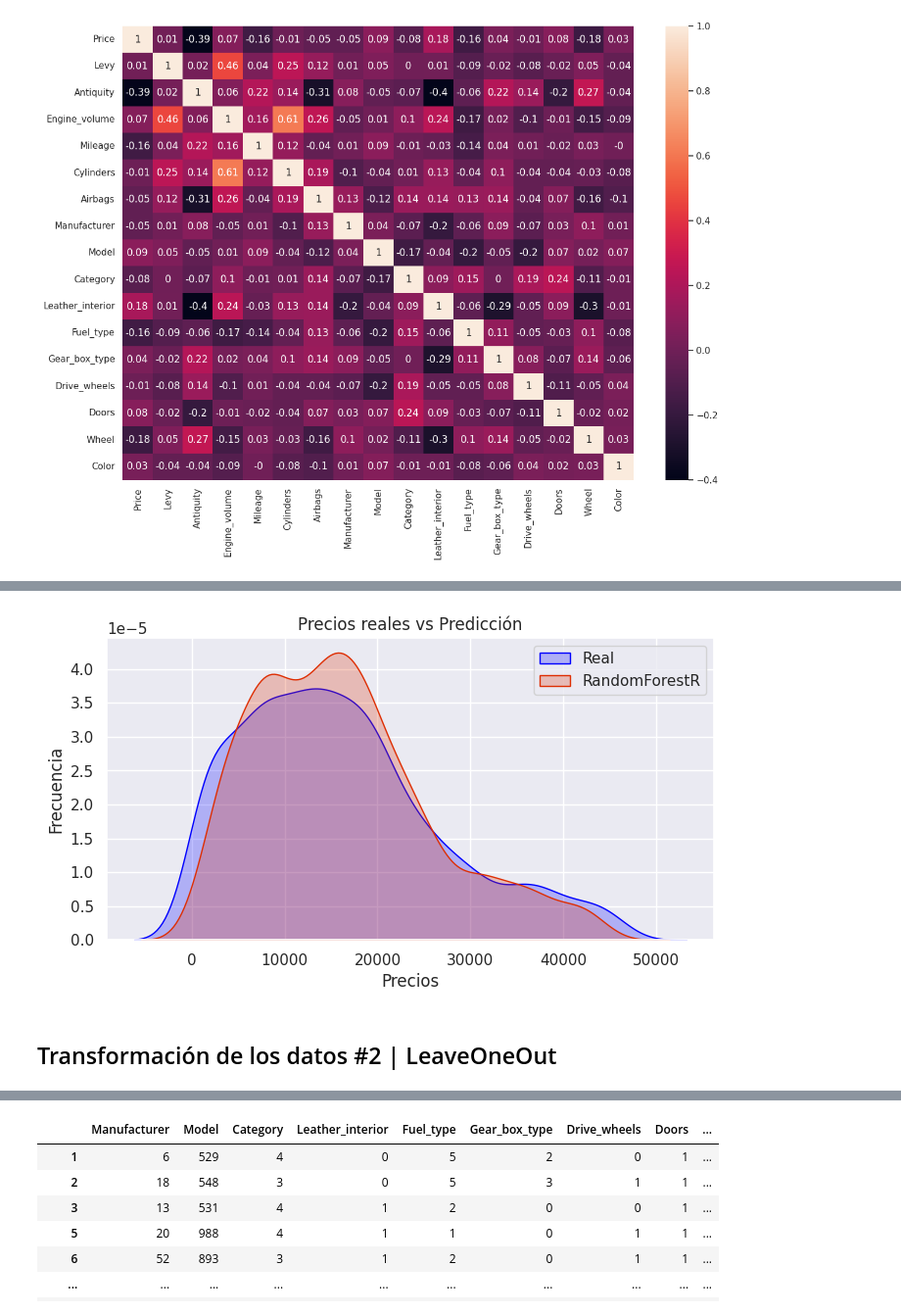
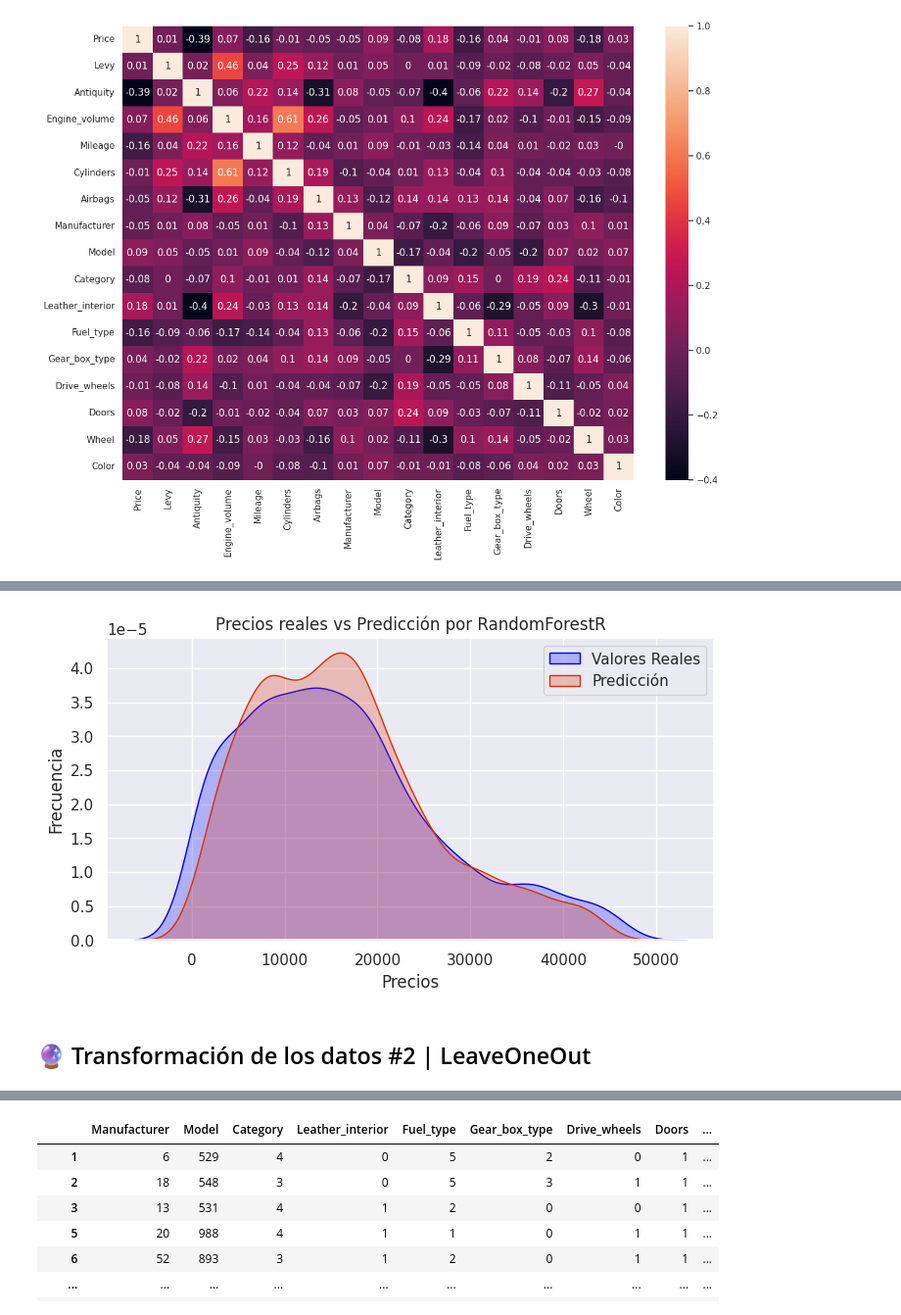
Before and after one commit to JotaLeutgeb/proyectofinalDS1, a Jupyter notebook: Car_Prediction/Main.ipynb, the cells around one changed output, grey strips where cells are left out. Shown at 98% size. Saved outputs shown, nothing was run; the diff lists cells and outputs as text; code cells hidden in the pictures.

```diff
--- a/Car_Prediction/Main.ipynb
+++ b/Car_Prediction/Main.ipynb
@@ -1031,24 +1037,25 @@ plt.show()
 # %%
-# Identificamos el modelo con el mejor valor de R2
-nombre_mejor_modelo = resultados_modelos.loc[resultados_modelos['R2'].idxmax(), 'Algoritmo']
 
 # Creamos un DataFrame para la comparación entre la predicción con los datos reales
 comparativa = pd.DataFrame({'Real': y_test, 'Prediccion': y_pred})
 
 # Graficamos para mostrar la diferencia entre los precios reales y la predicción
 plt.figure(figsize=(8, 4))
-sns.kdeplot(data=comparativa, x='Real', label='Real', fill=True, common_norm=False, color='blue')
-sns.kdeplot(data=comparativa, x='Prediccion', label=(f'{nombre_mejor_modelo}'), fill=True,common_norm=False, color='#de2e03')
+# Graficamos los valores reales del dataframe
+sns.kdeplot(data=comparativa, x='Real', label='Valores Reales', fill=True, common_norm=False, color='blue')
+# Graficamos la predicción hecha por el modelo con mayor R2
+sns.kdeplot(data=comparativa, x='Prediccion', label=('Predicción'), fill=True,common_norm=False, color='#de2e03')
 
-plt.title('Precios reales vs Predicción')
+# Estética
+plt.title(f'Precios reales vs Predicción por {nombre_mejor_modelo}')
 plt.xlabel('Precios')
 plt.ylabel('Frecuencia')
 plt.legend()
 plt.show()
 # %% [output]
-[figure, old version]
+[figure, new version]
 # %% [markdown]
-## Transformación de los datos #2 | LeaveOneOut
+## 🔮 Transformación de los datos #2 | LeaveOneOut
 # %%
 # Seleccionamos las columnas a codificar
 columnas = ['Manufacturer', 'Model', 'Category']
```
Also changed, not shown: parts of 53 cells of this notebook.
